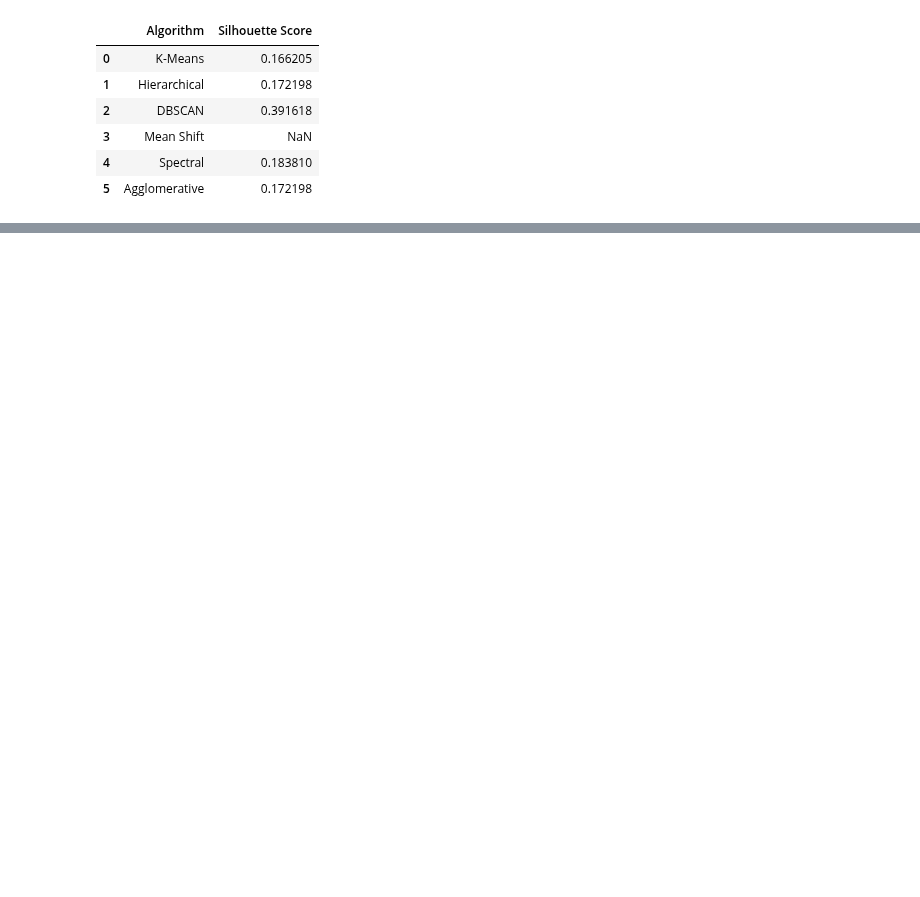
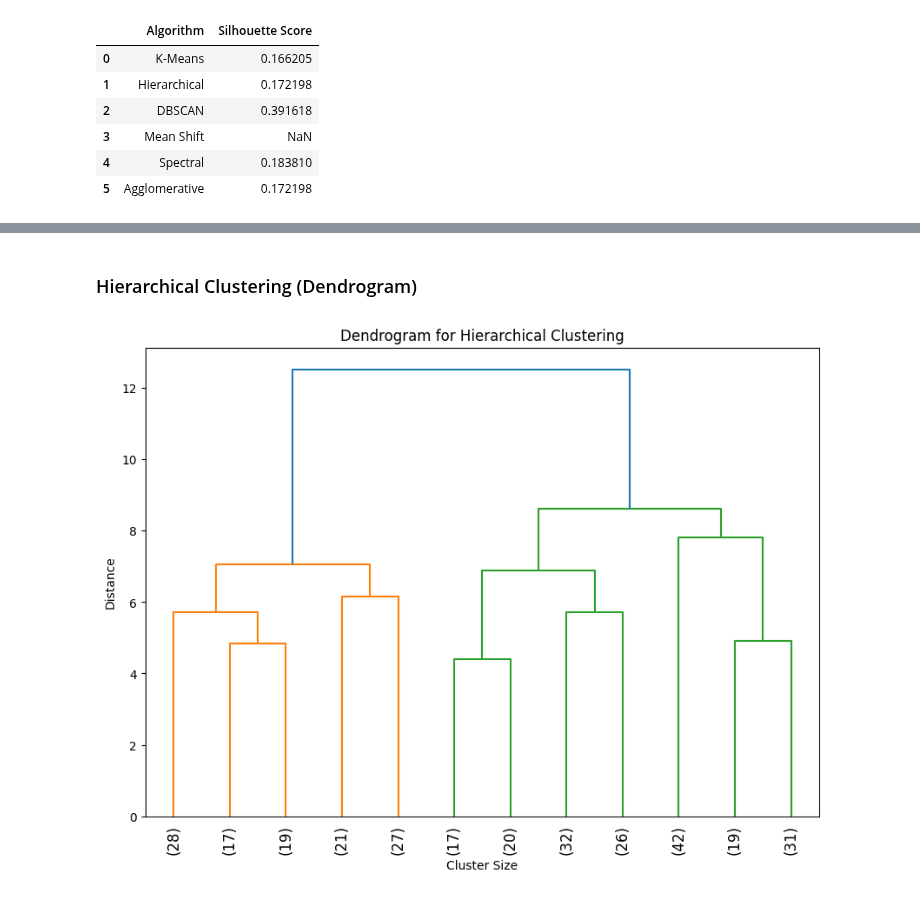
Before and after one commit to Viet281101/ITLMAU, a Jupyter notebook: Semestre_6_L3/IA_et_apprentissage/Projet/test.ipynb, the cells around one changed output, grey strips where cells are left out. Saved outputs shown, nothing was run; the diff lists cells and outputs as text; code cells hidden in the pictures; blank space fills up the shorter version.

```diff
--- a/Semestre_6_L3/IA_et_apprentissage/Projet/test.ipynb
+++ b/Semestre_6_L3/IA_et_apprentissage/Projet/test.ipynb
@@ -203,0 +226,2 @@ evaluation_results
+# %% [markdown]
+### Hierarchical Clustering (Dendrogram)
@@ -203,0 +230,13 @@ evaluation_results
+# %%
+def plot_dendrogram(data, method='ward'):
+	linked = linkage(data, method=method)
+	plt.figure(figsize=(10, 7))
+	dendrogram(linked, truncate_mode='lastp', p=12, leaf_rotation=90., leaf_font_size=12.)
+	plt.title('Dendrogram for Hierarchical Clustering')
+	plt.xlabel('Cluster Size')
+	plt.ylabel('Distance')
+	plt.show()
+# %%
+plot_dendrogram(data_scaled)
+# %% [output]
+[figure, added]
```
Also changed, not shown: parts of 8 cells of this notebook, 2 other files.
